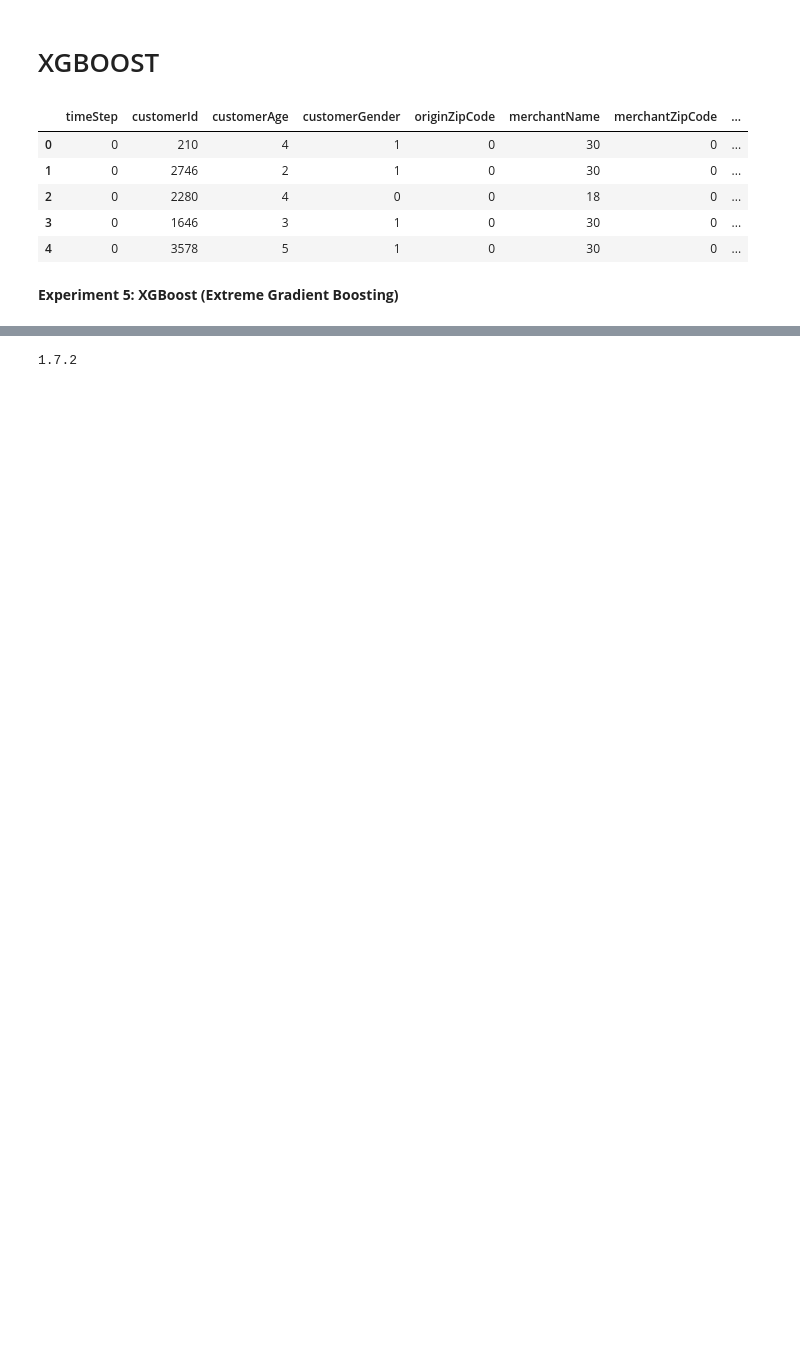
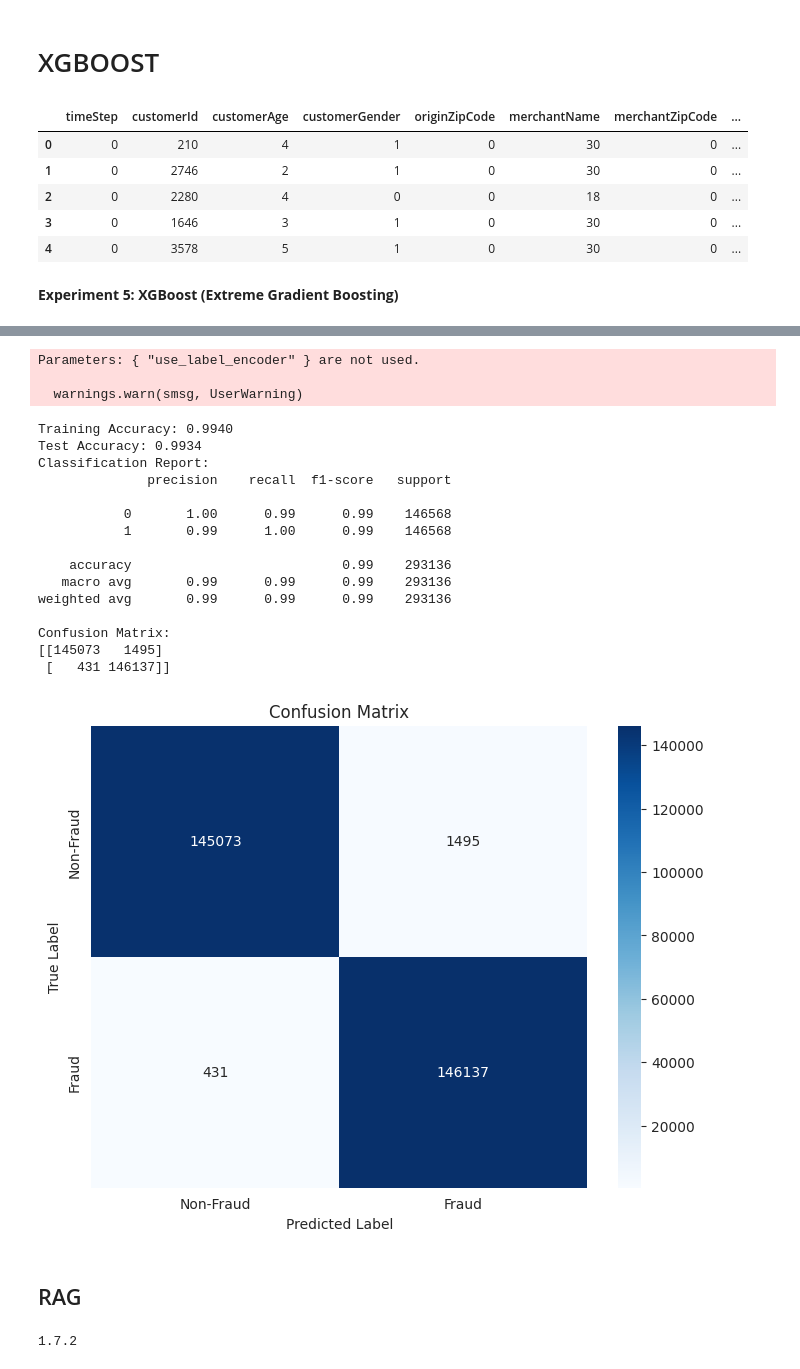
Before and after one commit to 21062872/fraud-detection-rag, a Jupyter notebook: code_files/main.ipynb, the cells around one changed output, grey strips where cells are left out. Saved outputs shown, nothing was run; the diff lists cells and outputs as text; code cells hidden in the pictures; blank space fills up the shorter version.

```diff
--- a/code_files/main.ipynb
+++ b/code_files/main.ipynb
@@ -1391,3 +1406,29 @@ df_processed.head()
+# %%
+# SMOTE dataset
+if __name__ == "__main__":
+    main(df_processed_os)
+# %% [output]
+Parameters: { "use_label_encoder" } are not used.
+
+  warnings.warn(smsg, UserWarning)
+Training Accuracy: 0.9940
+Test Accuracy: 0.9934
+Classification Report:
+              precision    recall  f1-score   support
+
+           0       1.00      0.99      0.99    146568
+           1       0.99      1.00      0.99    146568
+
+    accuracy                           0.99    293136
+   macro avg       0.99      0.99      0.99    293136
+weighted avg       0.99      0.99      0.99    293136
+
+Confusion Matrix:
+[[145073   1495]
+ [   431 146137]]
+[figure, added]
+# %% [markdown]
+## RAG
 # %%
 import faiss
 print(faiss.__version__)
```
Also changed, not shown: parts of 27 cells of this notebook.
